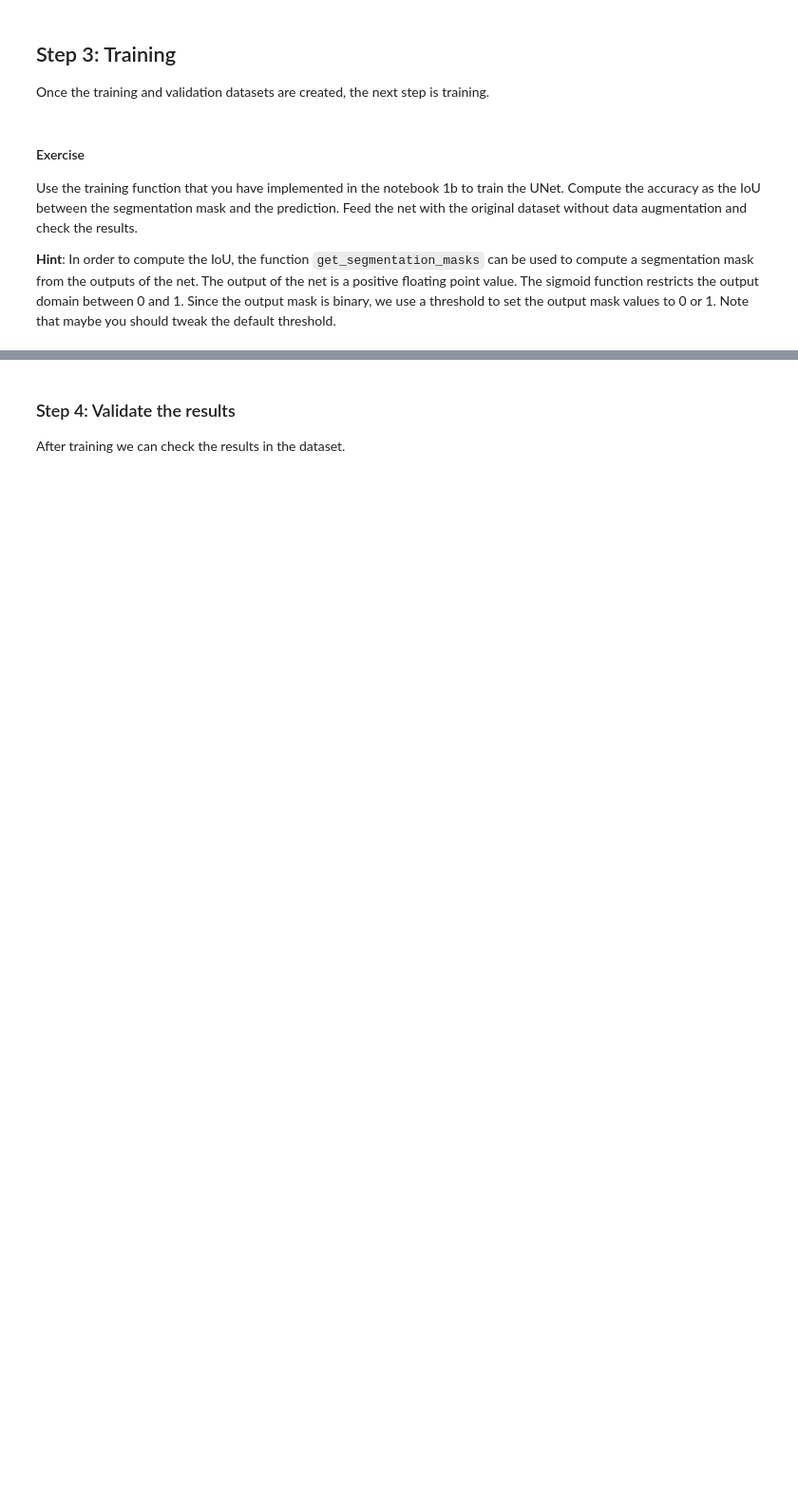
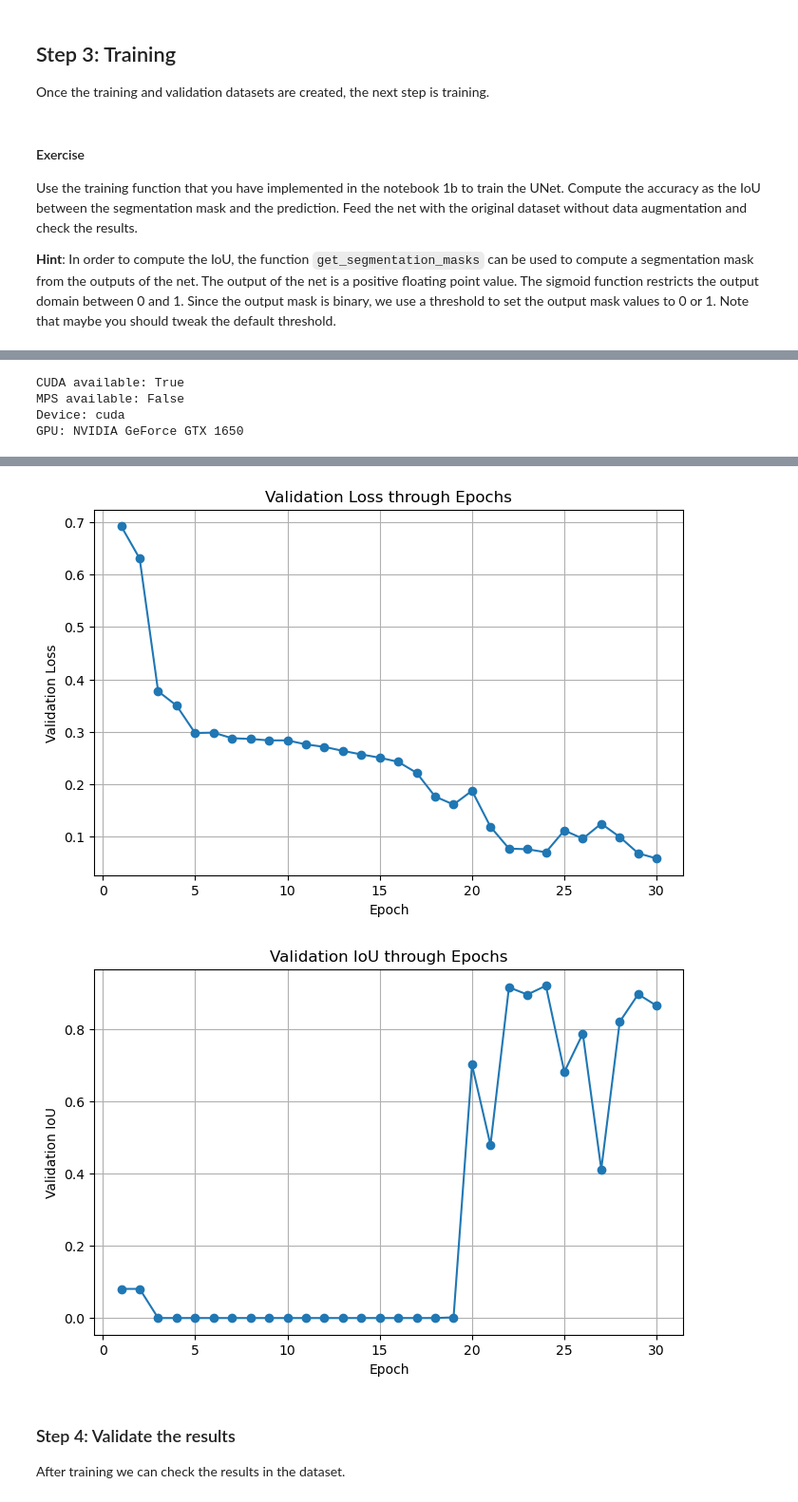
Before and after one commit to hugogs7/CV-II, a Jupyter notebook: 2 - Image segmentation.ipynb, the cells around one changed output, grey strips where cells are left out. Shown at 95% size. Drawn from its saved outputs; the diff is of its cells as text; code cells hidden in the pictures; blank space fills up the shorter version.

```diff
--- a/2 - Image segmentation.ipynb
+++ b/2 - Image segmentation.ipynb
@@ -232,0 +269,19 @@ def get_segmentation_masks(outputs, threshold=0.3):
+# %%
+def compute_iou(predicted_mask, target_mask, eps=1e-7):
+    """
+    Computes the Intersection over Union between a predicted binary mask
+    and the corresponding ground-truth binary mask.
+    """
+
+    predicted_mask = predicted_mask.float()
+    target_mask = target_mask.float()
+
+    # Ensure that the target mask is binary
+    target_mask = (target_mask > 0.5).float()
+
+    intersection = (predicted_mask * target_mask).sum()
+    union = predicted_mask.sum() + target_mask.sum() - intersection
+
+    iou = (intersection + eps) / (union + eps)
+
+    return iou
@@ -243,2 +447,30 @@ def train_model(model, train_dataset, valid_dataset, device,
+# %%
+print("CUDA available:", torch.cuda.is_available())
+print("MPS available:", torch.backends.mps.is_available())
+print("Device:", device)
+
+if torch.cuda.is_available():
+    print("GPU:", torch.cuda.get_device_name(0))
+# %% [output]
+CUDA available: True
+MPS available: False
+Device: cuda
+GPU: NVIDIA GeForce GTX 1650
 # %%
-train_model(unet, train_dataset, valid_dataset, device, adam_optimizer, bce_loss, BATCH_SIZE, EPOCHS, 'trained-unet.pt')
+unet = UNet(N_INPUT_CHANNELS, N_CLASSES)
+unet.to(device)
+
+adam_optimizer = torch.optim.Adam(unet.parameters(), lr=LR)
+
+history_unet = train_model(
+    model=unet,
+    train_dataset=train_dataset,
+    valid_dataset=valid_dataset,
+    device=device,
+    optimizer=adam_optimizer,
+    loss=bce_loss,
+    batch_size=BATCH_SIZE,
+    num_epochs=EPOCHS,
+    output_filename='trained-unet.pt'
+)
+# %% [output]
@@ -245,3 +494,5 @@ train_model(unet, train_dataset, valid_dataset, device, adam_optimizer, bce_loss
+[figure, added]
+[figure, added]
 # %% [markdown]
 ### Step 4: Validate the results
 
```
Also changed, not shown: parts of 26 cells of this notebook.
